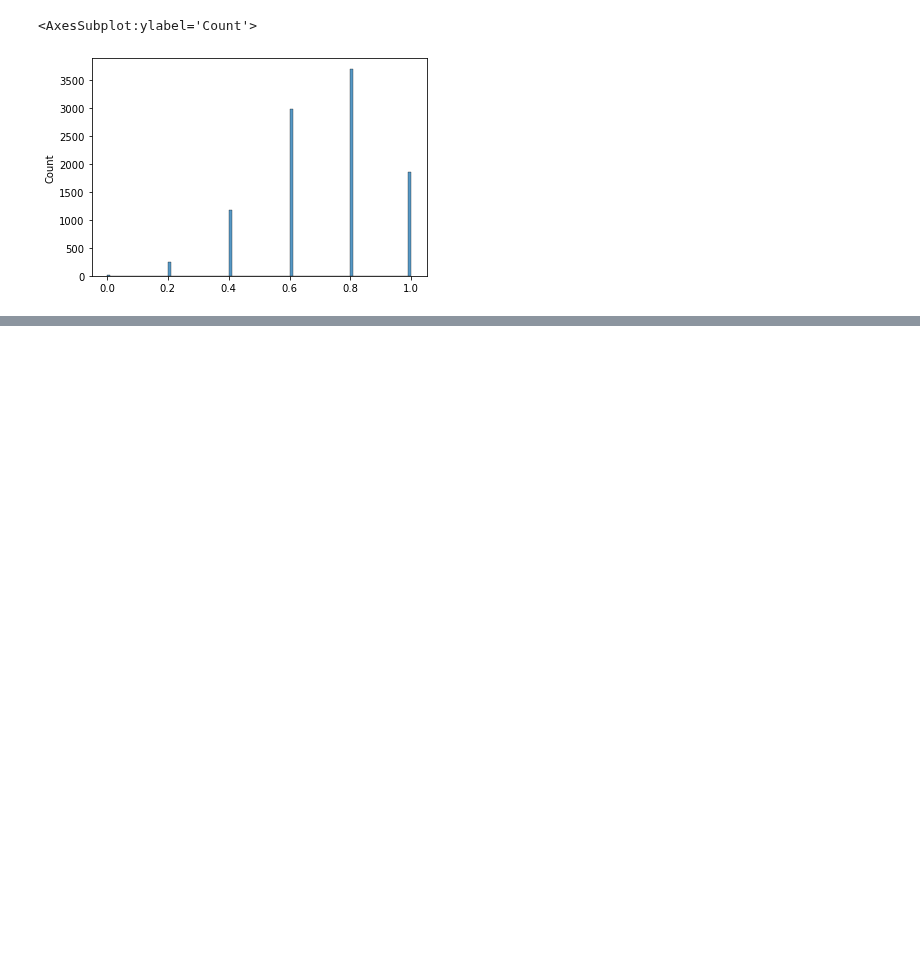
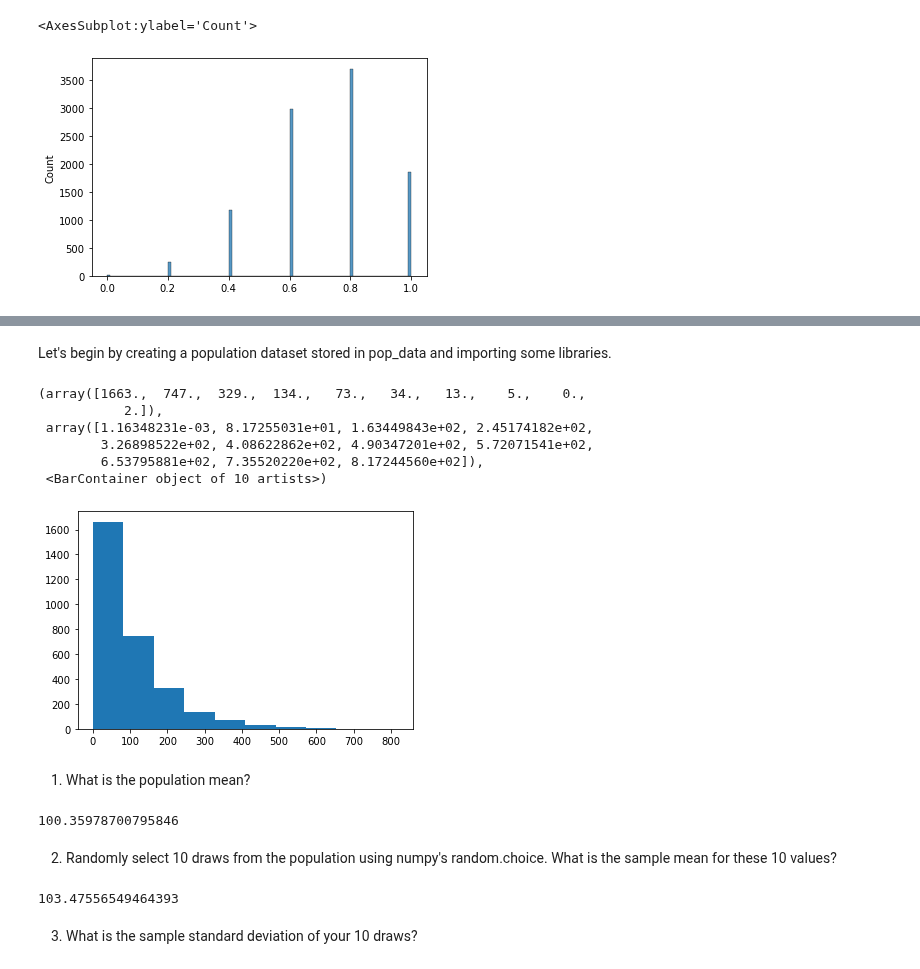
Before and after one commit to vpontello/DataScience_Nanodegree, a Jupyter notebook: 00_Extracurricular/02_Practical_Statistics/practical_statistics.ipynb, the cells around one changed output, grey strips where cells are left out. Drawn from its saved outputs; the diff is of its cells as text; code cells hidden in the pictures; blank space fills up the shorter version.

```diff
--- a/00_Extracurricular/02_Practical_Statistics/practical_statistics.ipynb
+++ b/00_Extracurricular/02_Practical_Statistics/practical_statistics.ipynb
@@ -752,0 +769,33 @@ sns.histplot(sample_props.mean(axis=1), bins=100)
+# %% [markdown]
+ Let's begin by creating a population dataset stored in pop_data and importing some libraries.
+# %%
+import numpy as np
+import matplotlib.pyplot as plt
+
+%matplotlib inline
+np.random.seed(42)
+
+pop_data = np.random.gamma(1,100, 3000)
+plt.hist(pop_data)
+# %% [output]
+(array([1663.,  747.,  329.,  134.,   73.,   34.,   13.,    5.,    0.,
+           2.]),
+ array([1.16348231e-03, 8.17255031e+01, 1.63449843e+02, 2.45174182e+02,
+        3.26898522e+02, 4.08622862e+02, 4.90347201e+02, 5.72071541e+02,
+        6.53795881e+02, 7.35520220e+02, 8.17244560e+02]),
+ <BarContainer object of 10 artists>)
+[figure, added]
+# %% [markdown]
+1. What is the population mean?
+# %%
+pop_data.mean()
+# %% [output]
+100.35978700795846
+# %% [markdown]
+2. Randomly select 10 draws from the population using numpy's random.choice. What is the sample mean for these 10 values?
+# %%
+np.random.choice(pop_data, size=10).mean()
+# %% [output]
+103.47556549464393
+# %% [markdown]
+3. What is the sample standard deviation of your 10 draws?
```
Also changed, not shown: parts of 14 cells of this notebook, 3 other files.
